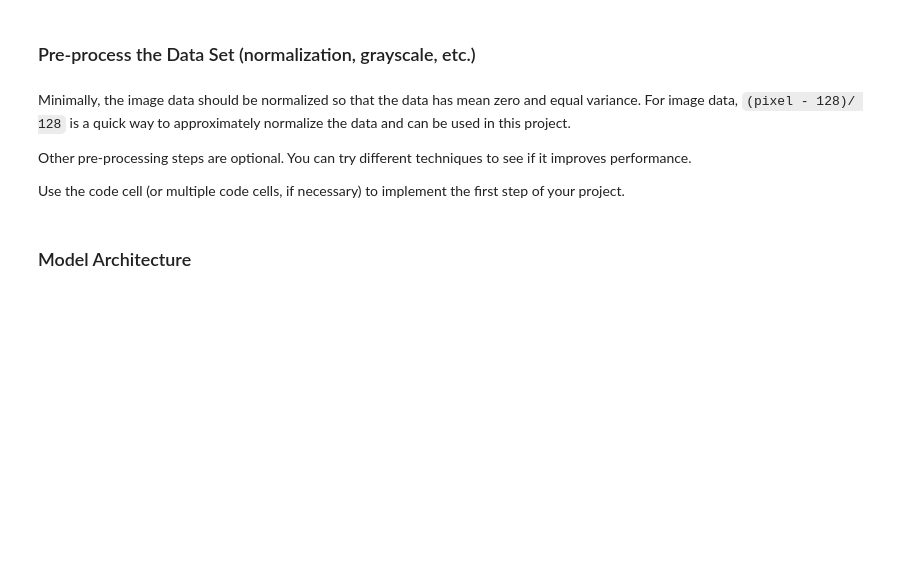
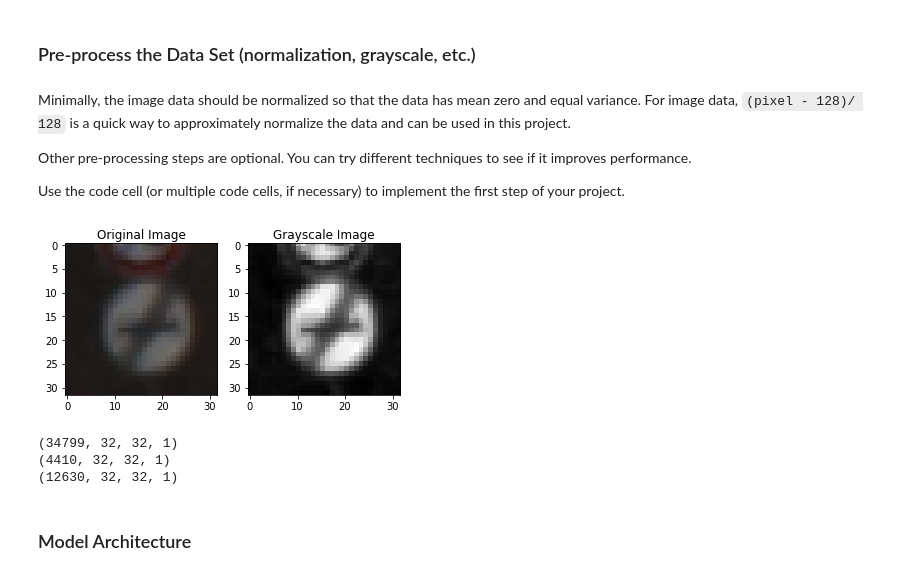
Before and after one commit to udacity/CarND-Traffic-Sign-Classifier-Project, a Jupyter notebook: Traffic_Sign_Classifier.ipynb, the cells around one changed output. Saved outputs shown, nothing was run; the diff lists cells and outputs as text; code cells hidden in the pictures; blank space fills up the shorter version.

```diff
--- a/Traffic_Sign_Classifier.ipynb
+++ b/Traffic_Sign_Classifier.ipynb
@@ -125,2 +180,41 @@ Use the code cell (or multiple code cells, if necessary) to implement the first
+# %%
+import cv2
+import numpy as np
+
+### Preprocess the data here. It is required to normalize the data. Other preprocessing steps could include
+### converting to grayscale, etc.
+### Feel free to use as many code cells as needed.
+
+# normalize train data
+X_train_gray = np.sum(X_train/3, axis=3, keepdims=True)
+
+# show a sample of image after converting to a grayscale
+sample_gray = X_train_gray[0,:,:,0]
+fig = plt.figure()
+orig = fig.add_subplot(1,2,1)
+plt.imshow(X_train[0])
+orig.set_title("Original Image")
+cvt = fig.add_subplot(1,2,2)
+plt.imshow(sample_gray, cmap='gray')
+cvt.set_title("Grayscale Image")
+plt.show()
+
+normalized_X_train = (X_train_gray - 128) / 128
+print(normalized_X_train.shape)
+
+# normalize validation data
+X_valid_gray = np.sum(X_valid/3, axis=3, keepdims=True)
+normalized_X_valid = (X_valid_gray - 128) / 128
+print(normalized_X_valid.shape)
+
+# normalize validation data
+X_test_gray = np.sum(X_test/3, axis=3, keepdims=True)
+normalized_X_test = (X_test_gray - 128) / 128
+print(normalized_X_test.shape)
+# %% [output]
+[figure, added]
+(34799, 32, 32, 1)
+(4410, 32, 32, 1)
+(12630, 32, 32, 1)
 # %% [markdown]
 ### Model Architecture
```
Also changed, not shown: parts of 14 cells of this notebook, 16 other files.
